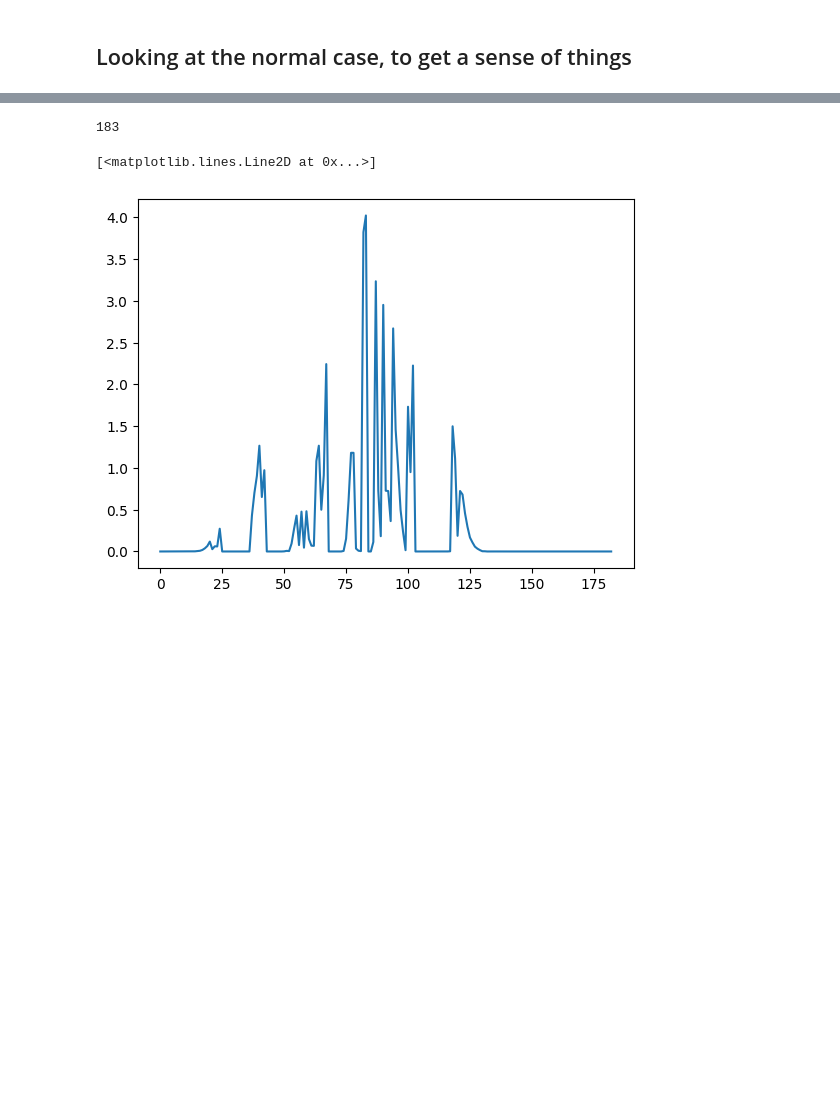
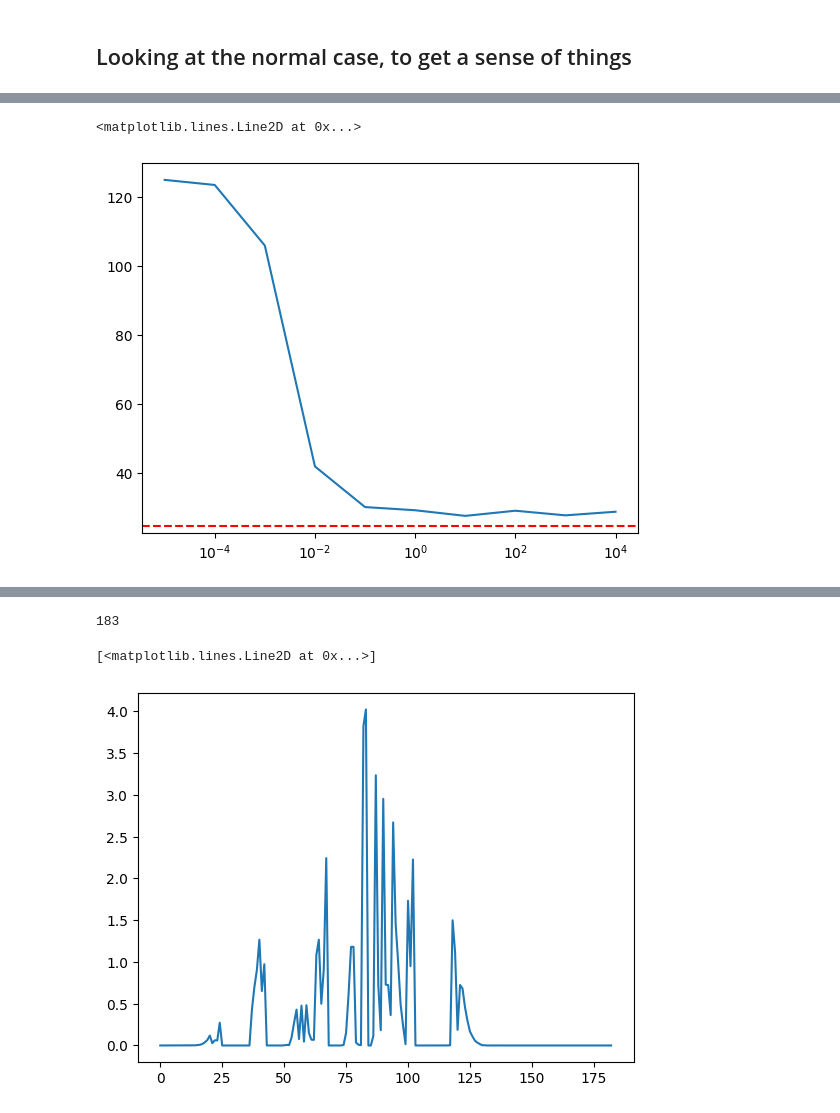
Before and after one commit to warik21/Thesis, a Jupyter notebook: September_12.ipynb, the cells around one changed output, grey strips where cells are left out. Cells and saved outputs as stored; diff of their text form; code cells hidden in the pictures; blank space fills up the shorter version.

Commit message:
Looking further into the effects of noise which seem to be positive

```diff
--- a/September_12.ipynb
+++ b/September_12.ipynb
@@ -156,0 +145,7 @@ Ratio: 1.4094927374768087
+# %%
+noises = np.logspace(start=-5,stop=4, num=10)
+
+# Initialize DataFrame
+columns = ['Res', 'Noise_Param', 'Scale_Param', 'Distances_Classic', 'Distances_Noised',
+           'Ratios_EMD', 'Distances_Linear', 'Distances_Linear_Noised', 'Ratios_Linear']
+df = pd.DataFrame(columns=columns)
@@ -156,0 +157,6 @@ Ratio: 1.4094927374768087
+# %%
+for noise in noises:
+    df = run_experiment_and_append(df, res=resolution, noise_param=noise, scale_param=scale_param)
+# %%
+emd_distances = df[['Distances_Noised', 'Noise_Param']]
+mean_dist = df['Distances_Classic'][0]
@@ -157,3 +181,10 @@ Ratio: 1.4094927374768087
+# %%
+plt.plot(emd_distances['Noise_Param'], emd_distances['Distances_Noised'])
+plt.xscale('log')
+plt.axhline(y=mean_dist, color='r', linestyle='--')
+# %% [output]
+<matplotlib.lines.Line2D at 0x...>
+[figure, added]
 # %%
 fig = plt.figure(figsize=(10,8))
 
```
Also changed, not shown: parts of 18 cells of this notebook, 4 other files.
